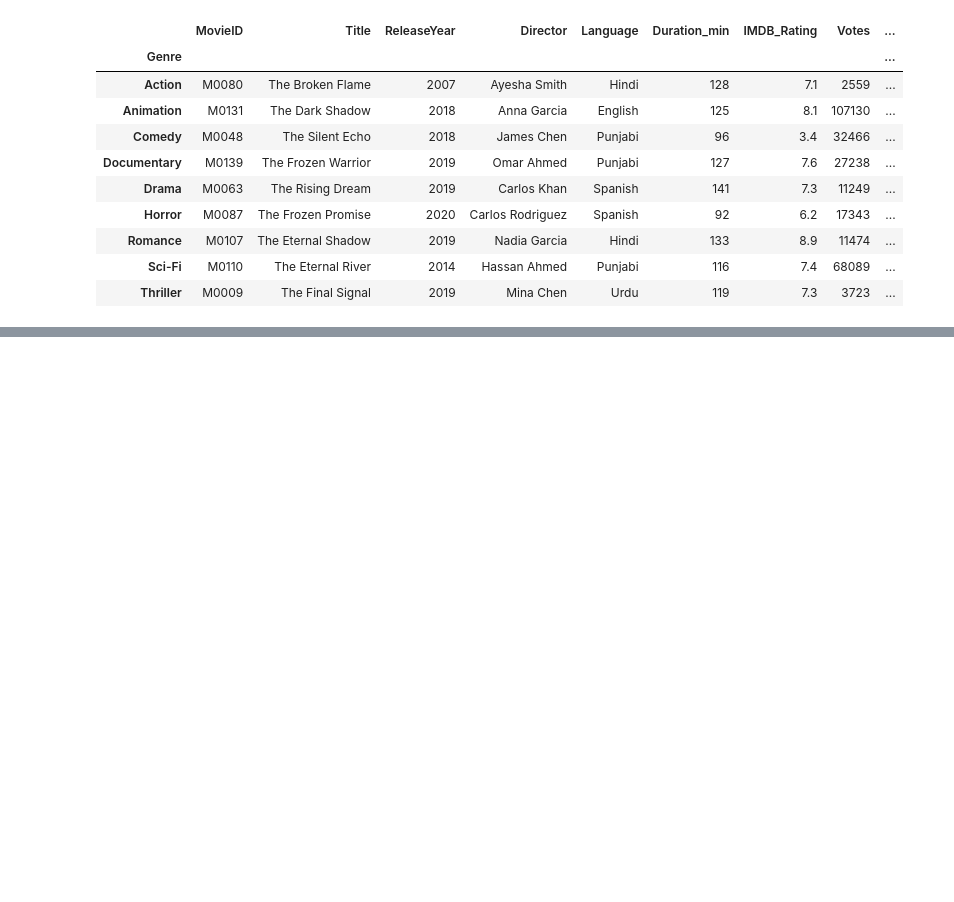
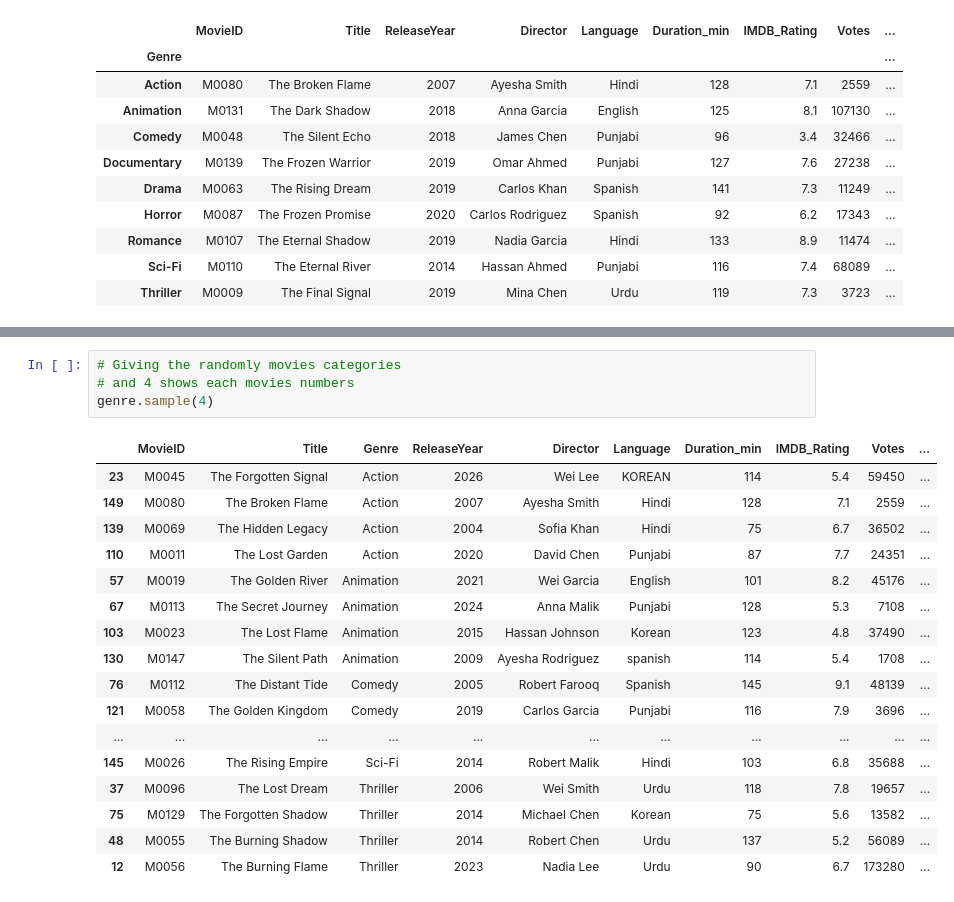
Before and after one commit to MuhammadNoman3405/Machine-Learning-Practice, a Jupyter notebook: Data Analysis With Python/Pandas/Group by.ipynb, the cells around one changed output, grey strips where cells are left out. Saved outputs shown, nothing was run; the diff lists cells and outputs as text; blank space fills up the shorter version.

```diff
--- a/Data Analysis With Python/Pandas/Group by.ipynb
+++ b/Data Analysis With Python/Pandas/Group by.ipynb
@@ -280,0 +365,22 @@ genre.last()
+# %%
+# Giving the randomly movies categories
+# and 4 shows each movies numbers
+genre.sample(4)
+# %% [output]
+|  | MovieID | Title | Genre | ReleaseYear | Director | Language | Duration_min | IMDB_Rating | Votes | ... |
+| 23 | M0045 | The Forgotten Signal | Action | 2026 | Wei Lee | KOREAN | 114 | 5.4 | 59450 | ... |
+| 149 | M0080 | The Broken Flame | Action | 2007 | Ayesha Smith | Hindi | 128 | 7.1 | 2559 | ... |
+| 139 | M0069 | The Hidden Legacy | Action | 2004 | Sofia Khan | Hindi | 75 | 6.7 | 36502 | ... |
+| 110 | M0011 | The Lost Garden | Action | 2020 | David Chen | Punjabi | 87 | 7.7 | 24351 | ... |
+| 57 | M0019 | The Golden River | Animation | 2021 | Wei Garcia | English | 101 | 8.2 | 45176 | ... |
+| 67 | M0113 | The Secret Journey | Animation | 2024 | Anna Malik | Punjabi | 128 | 5.3 | 7108 | ... |
+| 103 | M0023 | The Lost Flame | Animation | 2015 | Hassan Johnson | Korean | 123 | 4.8 | 37490 | ... |
+| 130 | M0147 | The Silent Path | Animation | 2009 | Ayesha Rodriguez | spanish | 114 | 5.4 | 1708 | ... |
+| 76 | M0112 | The Distant Tide | Comedy | 2005 | Robert Farooq | Spanish | 145 | 9.1 | 48139 | ... |
+| 121 | M0058 | The Golden Kingdom | Comedy | 2019 | Carlos Garcia | Punjabi | 116 | 7.9 | 3696 | ... |
+| ... | ... | ... | ... | ... | ... | ... | ... | ... | ... | ... |
+| 145 | M0026 | The Rising Empire | Sci-Fi | 2014 | Robert Malik | Hindi | 103 | 6.8 | 35688 | ... |
+| 37 | M0096 | The Lost Dream | Thriller | 2006 | Wei Smith | Urdu | 118 | 7.8 | 19657 | ... |
+| 75 | M0129 | The Forgotten Shadow | Thriller | 2014 | Michael Chen | Korean | 75 | 5.6 | 13582 | ... |
+| 48 | M0055 | The Burning Shadow | Thriller | 2014 | Robert Chen | Urdu | 137 | 5.2 | 56089 | ... |
+| 12 | M0056 | The Burning Flame | Thriller | 2023 | Nadia Lee | Urdu | 90 | 6.7 | 173280 | ... |
```
Also changed, not shown: parts of 39 cells of this notebook, 1 other file.
